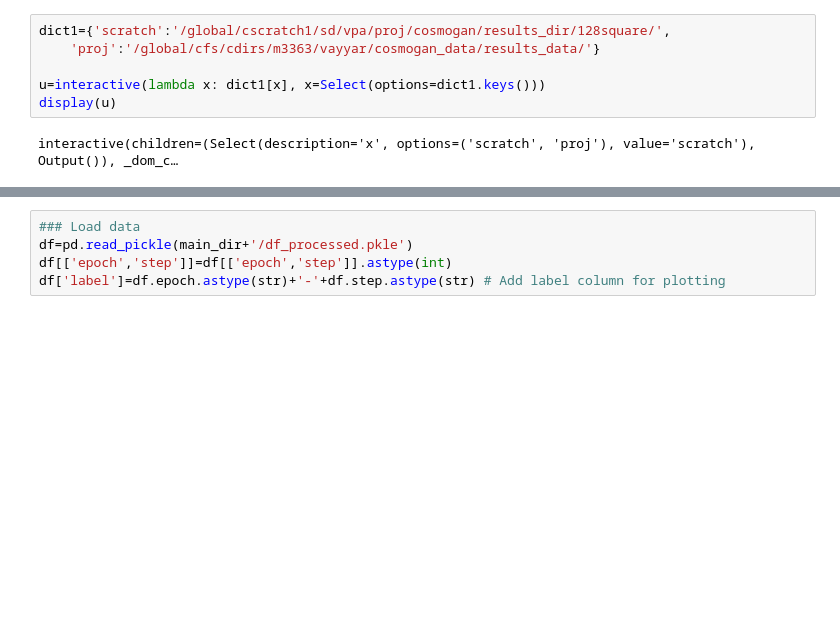
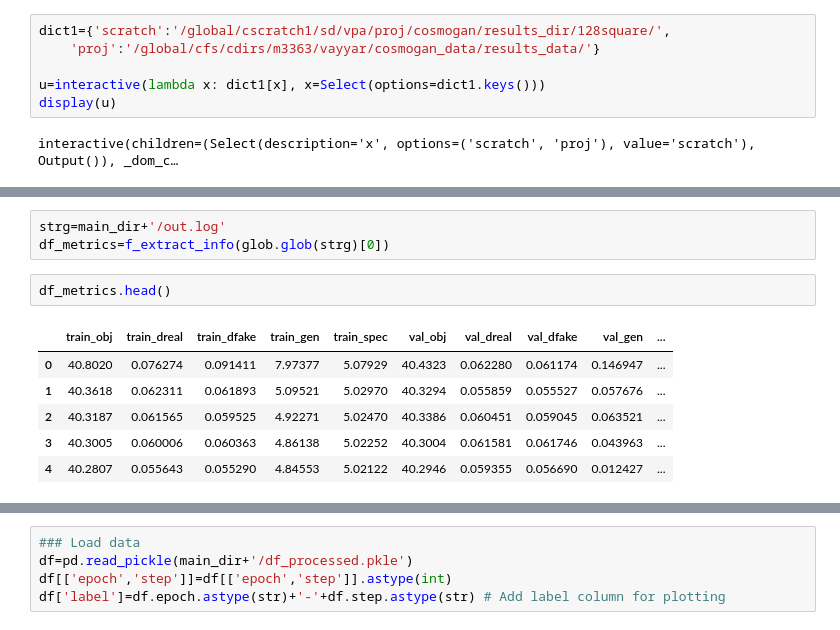
Before and after one commit to vmos1/lbann_cosmogan, a Jupyter notebook: 3_analysis/4b_analyze_chisqrs.ipynb, the cells around one changed output, grey strips where cells are left out. Drawn from its saved outputs; the diff is of its cells as text; blank space fills up the shorter version.

```diff
--- a/3_analysis/4b_analyze_chisqrs.ipynb
+++ b/3_analysis/4b_analyze_chisqrs.ipynb
@@ -61,0 +110,12 @@ print(main_dir)
+# %%
+strg=main_dir+'/out.log'
+df_metrics=f_extract_info(glob.glob(strg)[0])
+# %%
+df_metrics.head()
+# %% [output]
+|  | train_obj | train_dreal | train_dfake | train_gen | train_spec | val_obj | val_dreal | val_dfake | val_gen | ... |
+| 0 | 40.8020 | 0.076274 | 0.091411 | 7.97377 | 5.07929 | 40.4323 | 0.062280 | 0.061174 | 0.146947 | ... |
+| 1 | 40.3618 | 0.062311 | 0.061893 | 5.09521 | 5.02970 | 40.3294 | 0.055859 | 0.055527 | 0.057676 | ... |
+| 2 | 40.3187 | 0.061565 | 0.059525 | 4.92271 | 5.02470 | 40.3386 | 0.060451 | 0.059045 | 0.063521 | ... |
+| 3 | 40.3005 | 0.060006 | 0.060363 | 4.86138 | 5.02252 | 40.3004 | 0.061581 | 0.061746 | 0.043963 | ... |
+| 4 | 40.2807 | 0.055643 | 0.055290 | 4.84553 | 5.02122 | 40.2946 | 0.059355 | 0.056690 | 0.012427 | ... |
```
Also changed, not shown: parts of 25 cells of this notebook, 11 other files.
